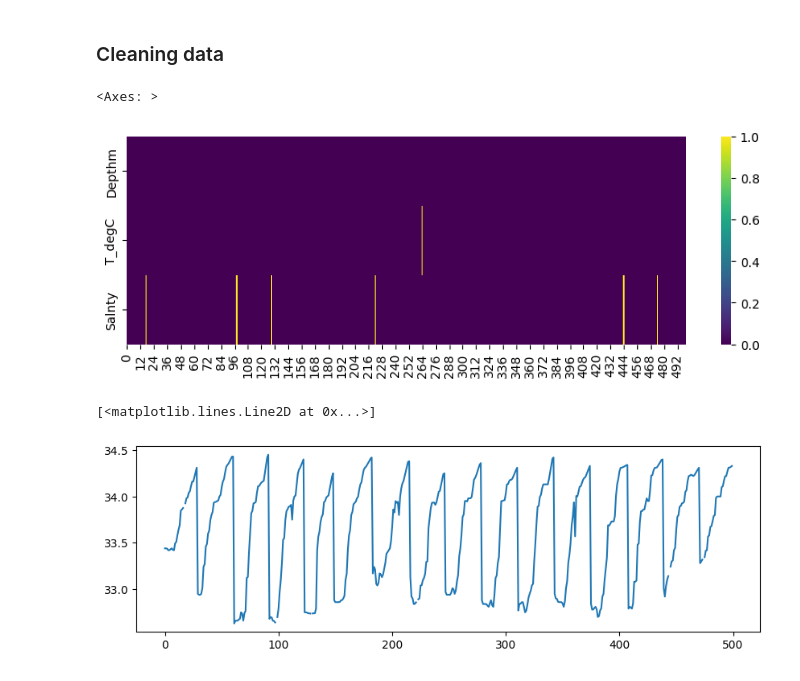
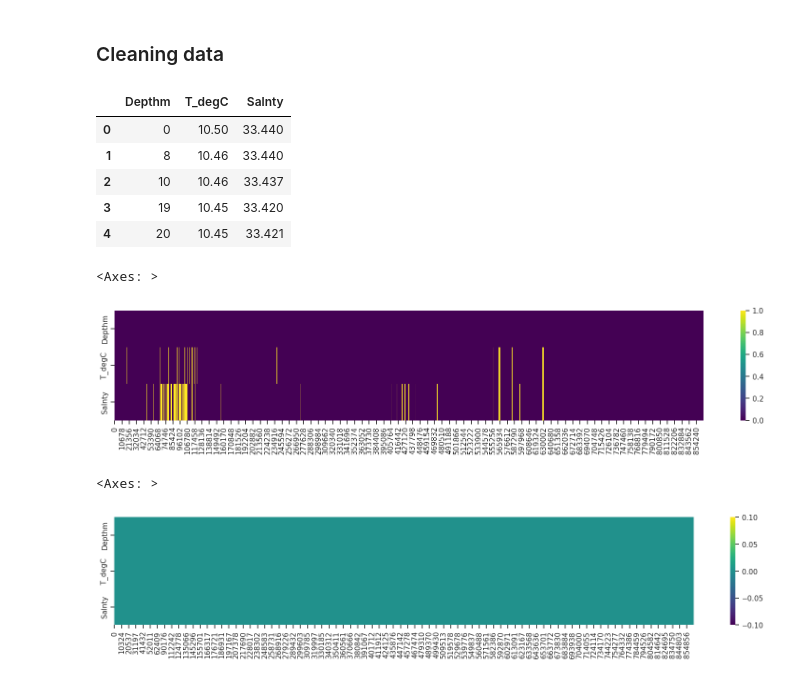
Before and after one commit to lorenzo-arcioni/master-ds, a Jupyter notebook: Workshops/5/workshop_5.ipynb, the cells around one changed output. Saved outputs shown, nothing was run; the diff lists cells and outputs as text; code cells hidden in the pictures.

```diff
--- a/Workshops/5/workshop_5.ipynb
+++ b/Workshops/5/workshop_5.ipynb
@@ -40,7 +41,7 @@ pd.set_option('display.max_columns', 100)
 # %%
 # Loading the dataframes
 #cast = pd.read_csv('./cast.csv', low_memory=False, nrows=500)
-bottle = pd.read_csv('./bottle.csv', low_memory=False, nrows=500)
+bottle = pd.read_csv('./bottle.csv', low_memory=False)
 
 # Removing null columns
 bottle_null_percentages = bottle.isnull().mean()
@@ -52,9 +53,7 @@ bottle.drop(bottle_null_cols, axis=1, inplace=True)
 #cast.drop(cast_null_cols, axis=1, inplace=True)
 
 # Remove useless features
-bottle_useless_features = ['Cst_Cnt', 'Btl_Cnt', 'Sta_ID', 'Depth_ID', 'R_Depth', 'R_TEMP', 'R_POTEMP',
-       'R_SALINITY', 'R_SIGMA', 'R_SVA', 'R_DYNHT', 'R_PRES', 'P_qual', 'O_qual', 'O2Satq', 'Chlqua', 'Phaqua', 'PO4q', 'SiO3qu',
-       'NO2q', 'NO3q', 'NH3q', 'C14A1q', 'C14A2q', 'DarkAq', 'MeanAq', 'STheta', 'RecInd', 'T_prec', 'S_prec']
+bottle_useless_features = list(set(bottle.columns) - {'Depthm', 'T_degC', 'Salnty'})
 #cast_useless_features = ['Cst_Cnt', 'Cruise_ID', 'Cruise', 'Cruz_Sta', 'DbSta_ID', 'Cast_ID',
 #       'Sta_ID', 'Ship_Name', 'Ship_Code',
 #       'Data_Type', 'Event_Num', 'Orig_Sta_ID', 'Cruz_Num', 'Sta_Code', 'Date', 'Year', 'Lat_Dec', 'Lon_Dec', 'St_Line',
@@ -62,14 +61,18 @@ bottle_useless_features = ['Cst_Cnt', 'Btl_Cnt', 'Sta_ID', 'Depth_ID', 'R_Depth'
 
 bottle.drop(bottle_useless_features, axis=1, inplace=True)
 #cast.drop(cast_useless_features, axis=1, inplace=True)
+# %%
+bottle.head()
+# %% [output]
+|  | Depthm | T_degC | Salnty |
+| 0 | 0 | 10.50 | 33.440 |
+| 1 | 8 | 10.46 | 33.440 |
+| 2 | 10 | 10.46 | 33.437 |
+| 3 | 19 | 10.45 | 33.420 |
+| 4 | 20 | 10.45 | 33.421 |
 # %%
-plt.rcParams['figure.figsize'] = (10.0, 3) # set default size of plots
+plt.rcParams['figure.figsize'] = (20.0, 3) # set default size of plots
 sns.heatmap(bottle.transpose().isnull(), cmap='viridis')
 # %% [output]
 <Axes: >
-[figure, old version]
+[figure, new version]
-# %%
-plt.plot(bottle['Salnty'])
-# %% [output]
-[<matplotlib.lines.Line2D at 0x...>]
-[figure, removed]
@@ -78 +83,7 @@ bottle['Salnty'].fillna(inplace=True)
+# %%
+plt.rcParams['figure.figsize'] = (20.0, 3) # set default size of plots
+sns.heatmap(bottle.transpose().isnull(), cmap='viridis')
+# %% [output]
+<Axes: >
+[figure, added]
 # %%
```
Also changed, not shown: parts of 16 cells of this notebook.
